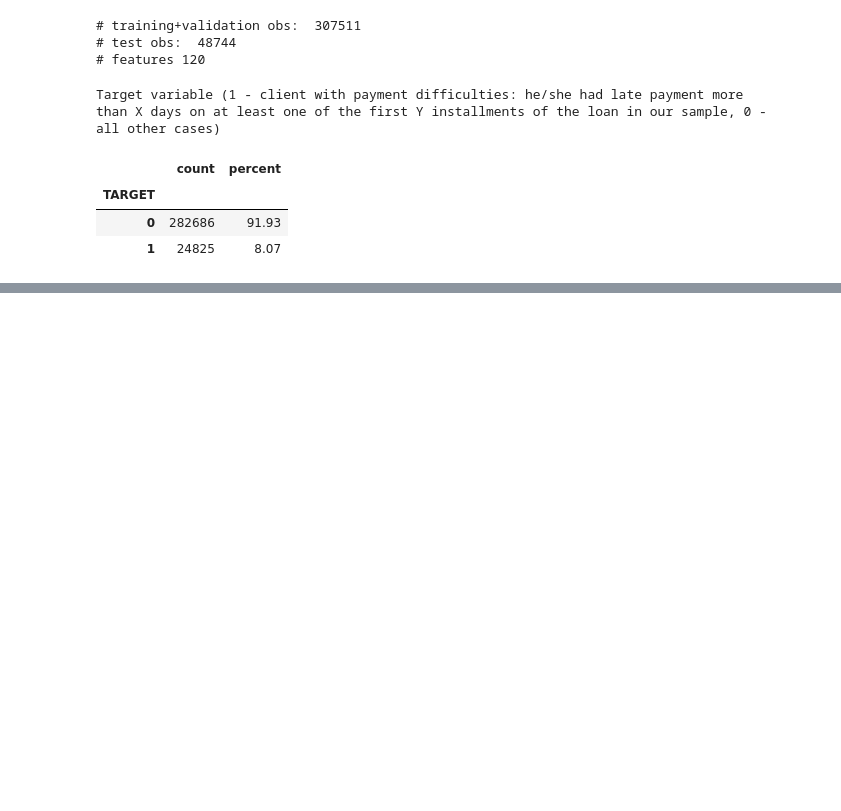
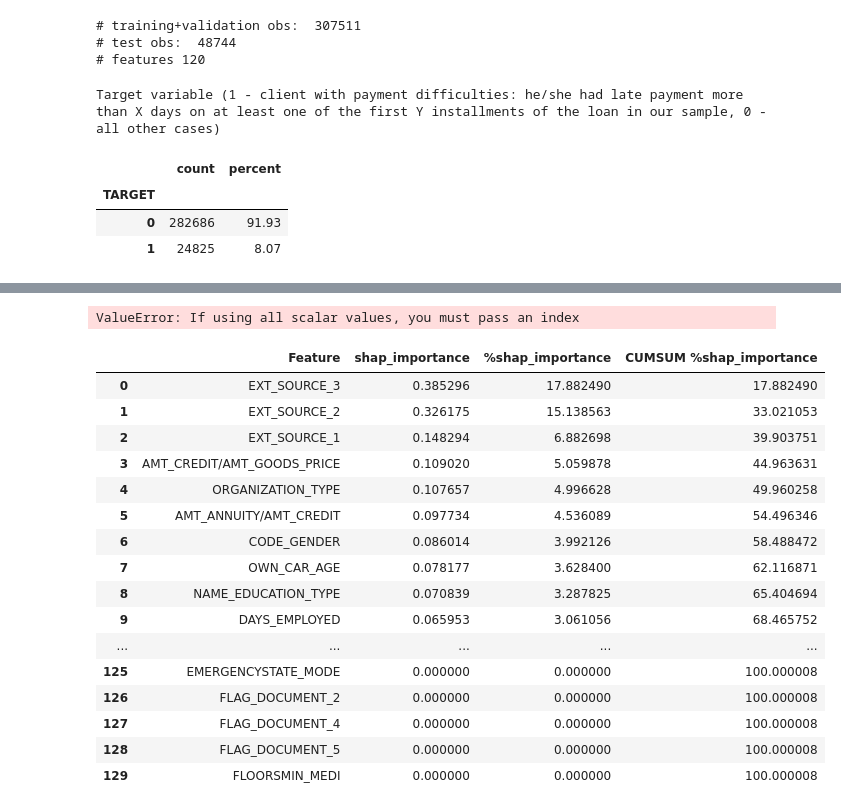
Before and after one commit to skydoldif/home-credit-default-risk, a Jupyter notebook: data_processing.ipynb, the cells around one changed output, grey strips where cells are left out. Saved outputs shown, nothing was run; the diff lists cells and outputs as text; code cells hidden in the pictures; blank space fills up the shorter version.

```diff
--- a/data_processing.ipynb
+++ b/data_processing.ipynb
@@ -59,0 +234,32 @@ Name: count, dtype: int64
+# %%
+importance = pd.Series(importance).reset_index()
+importance.columns = ['Feature', 'Importance']
+importance['%Importance'] = importance['Importance']/importance['Importance'].sum()*100
+importance['CUMSUM %Importance'] = importance['%Importance'].cumsum()
+importance
+# %% [output]
+ValueError: If using all scalar values, you must pass an index
+# %%
+shap_importance = pd.DataFrame(pd.DataFrame(shap_values, columns=X_trainval.columns).abs().mean(axis=0).sort_values(ascending=False)).reset_index()
+shap_importance.columns = ['Feature', 'shap_importance']
+shap_importance['%shap_importance'] = shap_importance['shap_importance']/shap_importance['shap_importance'].sum()*100
+shap_importance['CUMSUM %shap_importance'] = shap_importance['%shap_importance'].cumsum()
+shap_importance
+# %% [output]
+|  | Feature | shap_importance | %shap_importance | CUMSUM %shap_importance |
+| 0 | EXT_SOURCE_3 | 0.385296 | 17.882490 | 17.882490 |
+| 1 | EXT_SOURCE_2 | 0.326175 | 15.138563 | 33.021053 |
+| 2 | EXT_SOURCE_1 | 0.148294 | 6.882698 | 39.903751 |
+| 3 | AMT_CREDIT/AMT_GOODS_PRICE | 0.109020 | 5.059878 | 44.963631 |
+| 4 | ORGANIZATION_TYPE | 0.107657 | 4.996628 | 49.960258 |
+| 5 | AMT_ANNUITY/AMT_CREDIT | 0.097734 | 4.536089 | 54.496346 |
+| 6 | CODE_GENDER | 0.086014 | 3.992126 | 58.488472 |
+| 7 | OWN_CAR_AGE | 0.078177 | 3.628400 | 62.116871 |
+| 8 | NAME_EDUCATION_TYPE | 0.070839 | 3.287825 | 65.404694 |
+| 9 | DAYS_EMPLOYED | 0.065953 | 3.061056 | 68.465752 |
+| ... | ... | ... | ... | ... |
+| 125 | EMERGENCYSTATE_MODE | 0.000000 | 0.000000 | 100.000008 |
+| 126 | FLAG_DOCUMENT_2 | 0.000000 | 0.000000 | 100.000008 |
+| 127 | FLAG_DOCUMENT_4 | 0.000000 | 0.000000 | 100.000008 |
+| 128 | FLAG_DOCUMENT_5 | 0.000000 | 0.000000 | 100.000008 |
+| 129 | FLOORSMIN_MEDI | 0.000000 | 0.000000 | 100.000008 |
```
Also changed, not shown: parts of 5 cells of this notebook, 1 other file.
